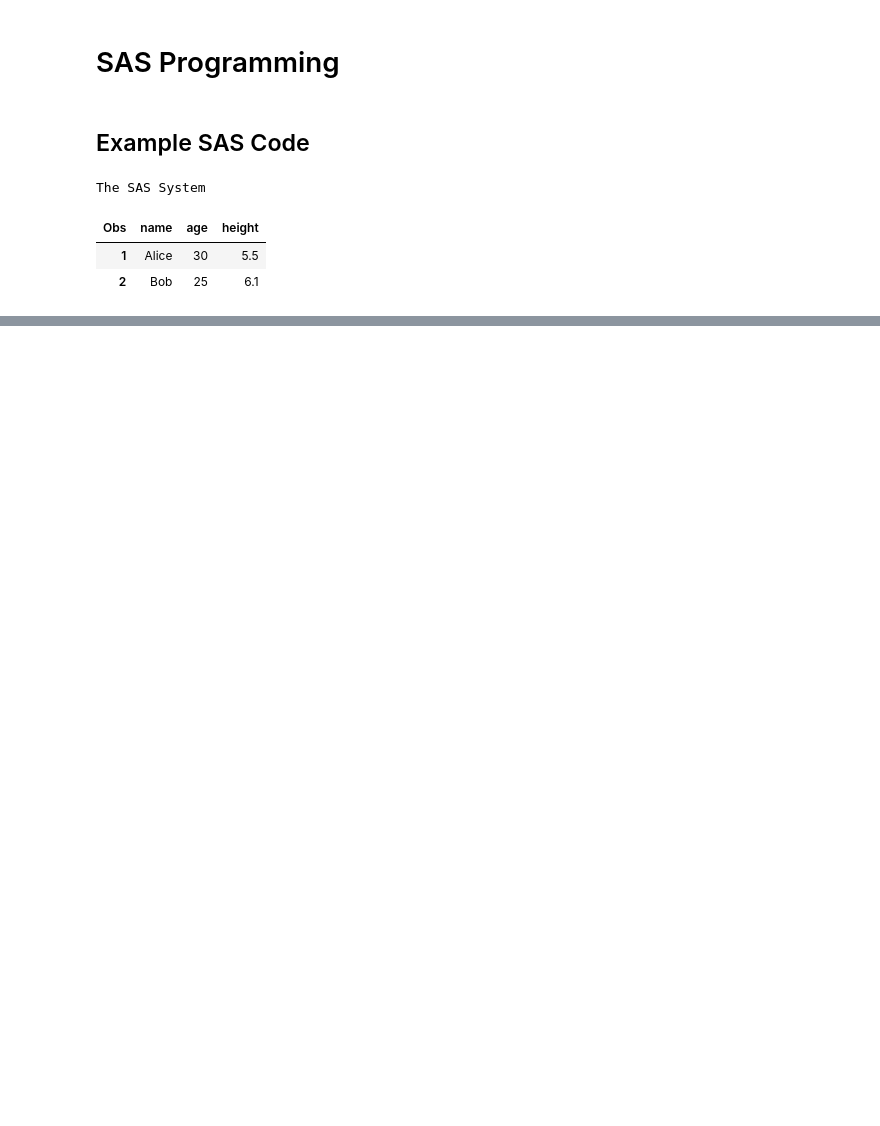
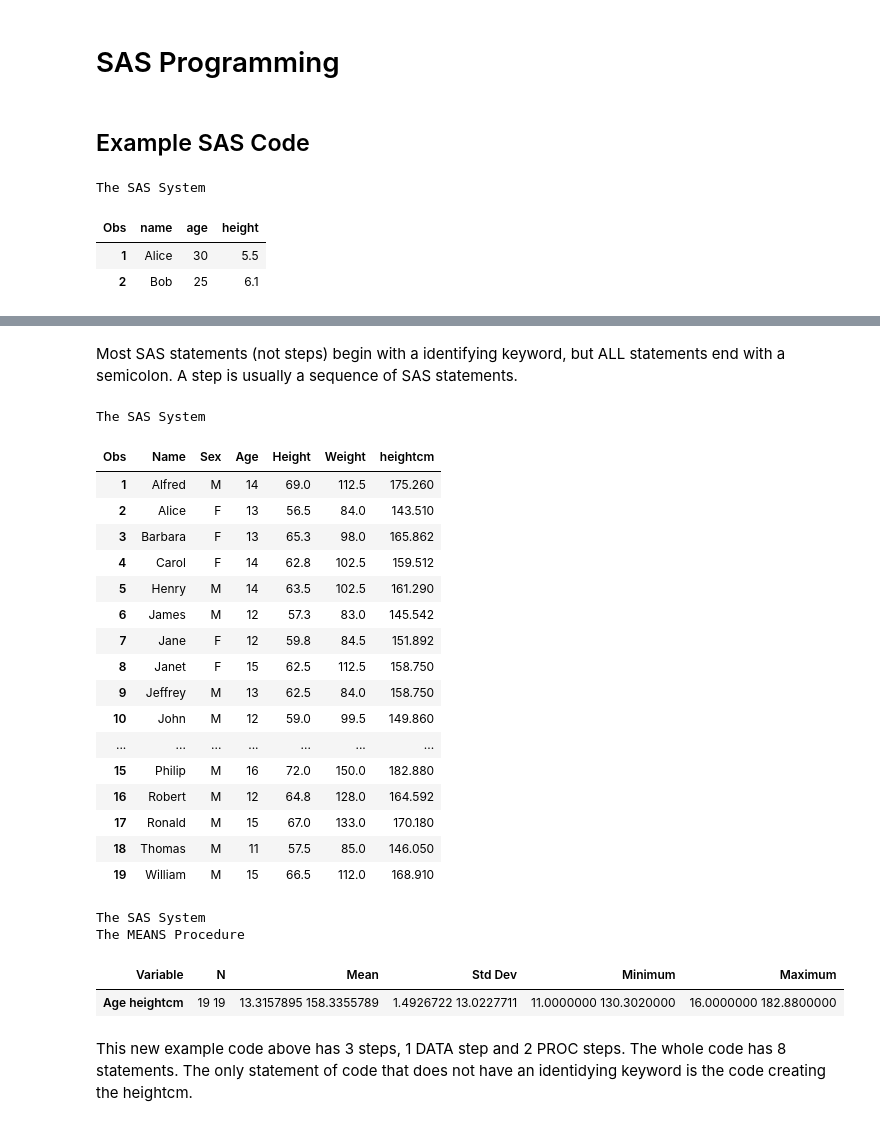
Before and after one commit to reginamaee/sas_book, a Jupyter notebook: _build/jupyter_execute/test.ipynb, the cells around one changed output, grey strips where cells are left out. Drawn from its saved outputs; the diff is of its cells as text; code cells hidden in the pictures; blank space fills up the shorter version.

```diff
--- a/_build/jupyter_execute/test.ipynb
+++ b/_build/jupyter_execute/test.ipynb
@@ -29,0 +44,42 @@ A single-line comment will start with just *.
+# %% [markdown]
+Most SAS statements (not steps) begin with a identifying keyword, but ALL statements end with a semicolon. A step is usually a sequence of SAS statements.
+# %%
+/* This code sets the sashelp.class table into a dataset called myclass and calculates height in cm
+while also computing its summary statistics */
+
+data myclass;
+    set sashelp.class;
+    heightcm=height*2.54;
+run;
+
+proc print data=myclass;
+run;
+
+proc means data=myclass;
+    var age heightcm;
+run;
+# %% [output]
+The SAS System
+| Obs | Name | Sex | Age | Height | Weight | heightcm |
+| 1 | Alfred | M | 14 | 69.0 | 112.5 | 175.260 |
+| 2 | Alice | F | 13 | 56.5 | 84.0 | 143.510 |
+| 3 | Barbara | F | 13 | 65.3 | 98.0 | 165.862 |
+| 4 | Carol | F | 14 | 62.8 | 102.5 | 159.512 |
+| 5 | Henry | M | 14 | 63.5 | 102.5 | 161.290 |
+| 6 | James | M | 12 | 57.3 | 83.0 | 145.542 |
+| 7 | Jane | F | 12 | 59.8 | 84.5 | 151.892 |
+| 8 | Janet | F | 15 | 62.5 | 112.5 | 158.750 |
+| 9 | Jeffrey | M | 13 | 62.5 | 84.0 | 158.750 |
+| 10 | John | M | 12 | 59.0 | 99.5 | 149.860 |
+| ... | ... | ... | ... | ... | ... | ... |
+| 15 | Philip | M | 16 | 72.0 | 150.0 | 182.880 |
+| 16 | Robert | M | 12 | 64.8 | 128.0 | 164.592 |
+| 17 | Ronald | M | 15 | 67.0 | 133.0 | 170.180 |
+| 18 | Thomas | M | 11 | 57.5 | 85.0 | 146.050 |
+| 19 | William | M | 15 | 66.5 | 112.0 | 168.910 |
+The SAS System
+The MEANS Procedure
+| Variable | N | Mean | Std Dev | Minimum | Maximum |
+| Age heightcm | 19 19 | 13.3157895 158.3355789 | 1.4926722 13.0227711 | 11.0000000 130.3020000 | 16.0000000 182.8800000 |
+# %% [markdown]
+This new example code above has 3 steps, 1 DATA step and 2 PROC steps. The whole code has 8 statements. The only statement of code that does not have an identidying keyword is the code creating the heightcm.
```
Also changed, not shown: parts of 6 cells of this notebook, 19 other files.
